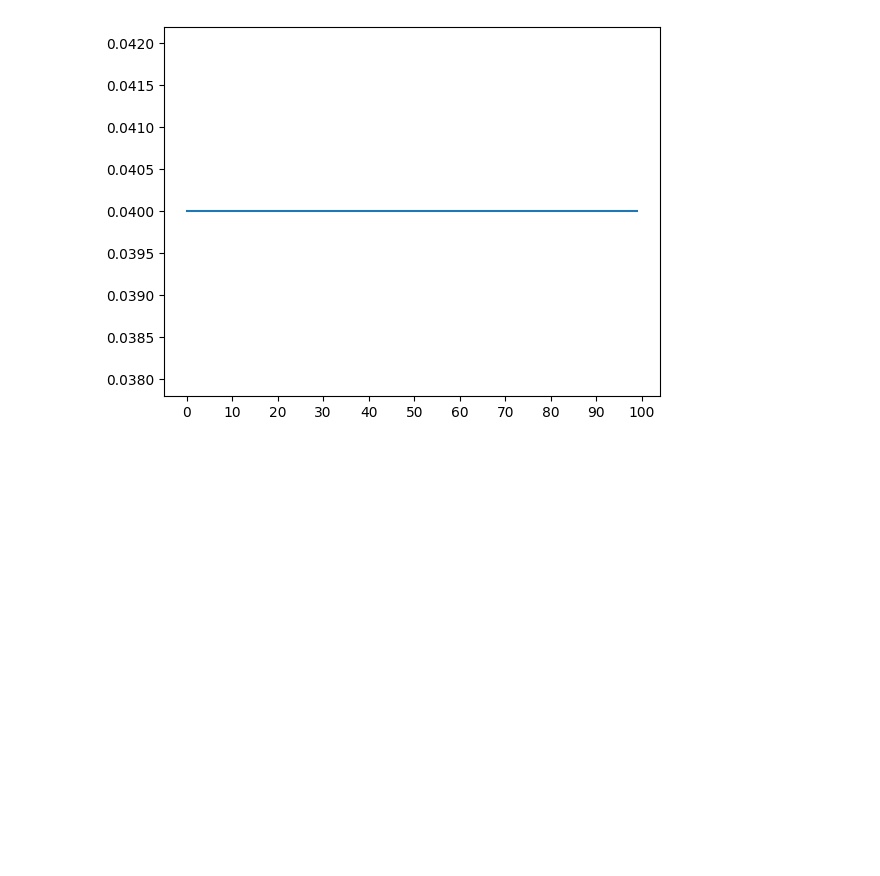
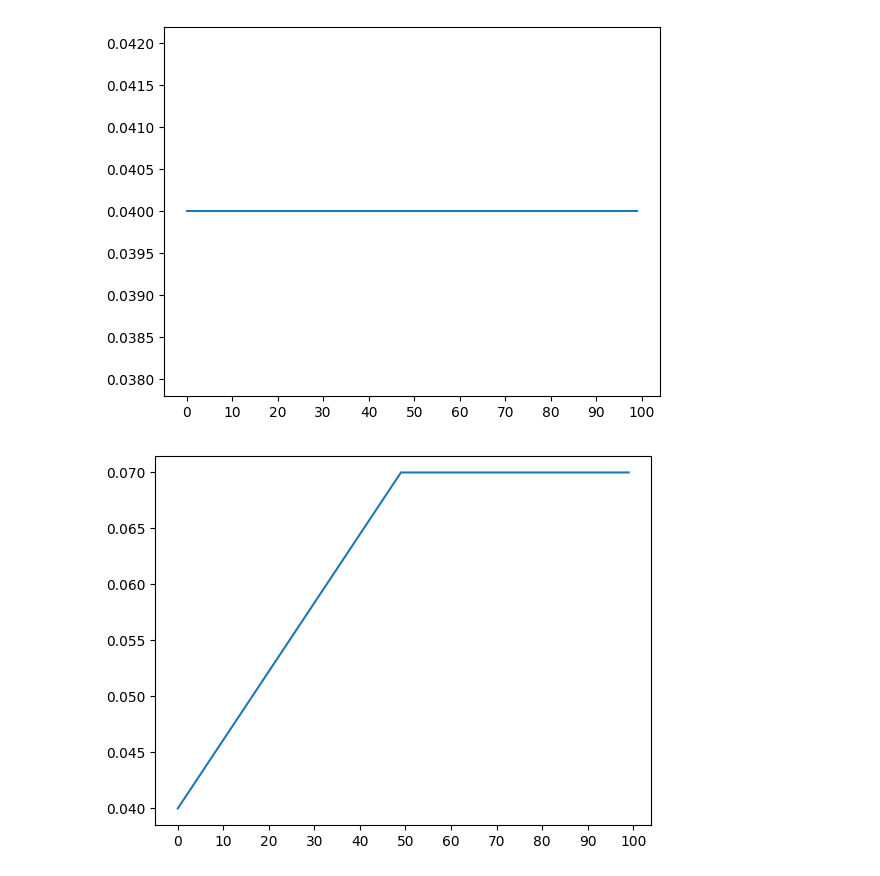
Before and after one commit to emnzn/DINO, a Jupyter notebook: notebooks/cosine_annealing.ipynb, the cells around one changed output. Saved outputs shown, nothing was run; the diff lists cells and outputs as text; code cells hidden in the pictures; blank space fills up the shorter version.

```diff
--- a/notebooks/cosine_annealing.ipynb
+++ b/notebooks/cosine_annealing.ipynb
@@ -76,6 +76,12 @@ def get_teacher_temperatures(
     end: float
     ) -> np.ndarray:
 
+    if num_warmup_epochs > 0:
+        assert start != end, "start and end must be differemt when num_warmup_epochs > 0"
+
+    if num_warmup_epochs == 0:
+        assert start == end, "Start and end must be the same when num_warmup_epochs == 0"
+
     warmup = np.linspace(start=start, stop=end, num=num_warmup_epochs)
     remaining = np.ones(epochs - num_warmup_epochs) * end
 
@@ -94,3 +100,9 @@ plt.xticks([i for i in range(0, 101, 10)])
 plt.show()
 # %% [output]
 [figure]
+# %%
+plt.plot(get_teacher_temperatures(100, 50, 0.04, 0.07))
+plt.xticks([i for i in range(0, 101, 10)])
+plt.show()
+# %% [output]
+[figure, added]
```
Also changed, not shown: parts of 4 cells of this notebook, 11 other files.
